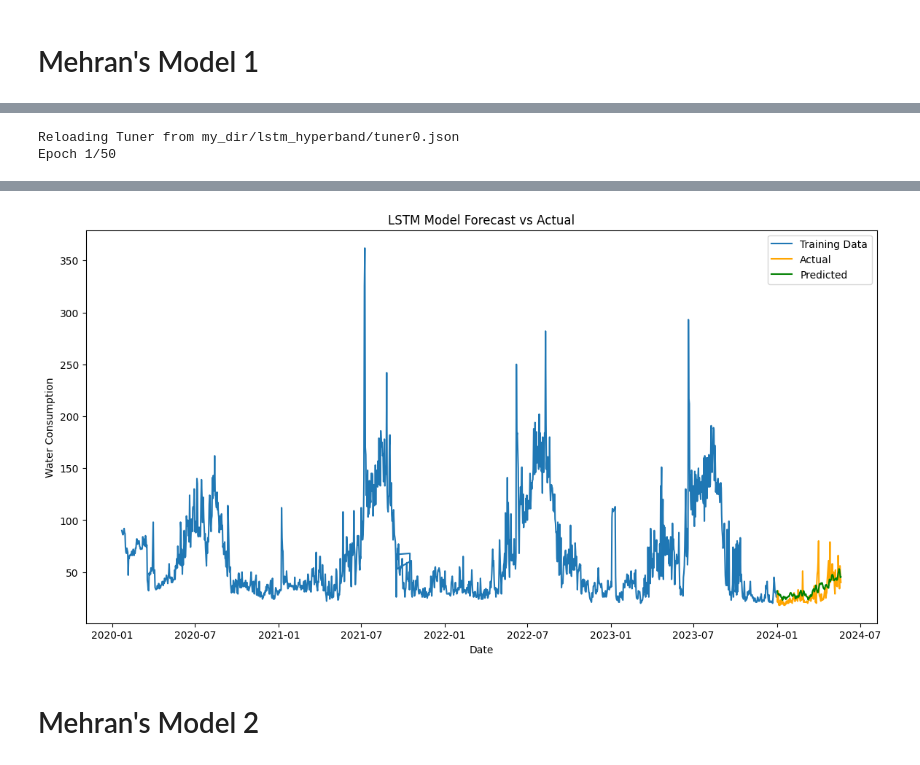
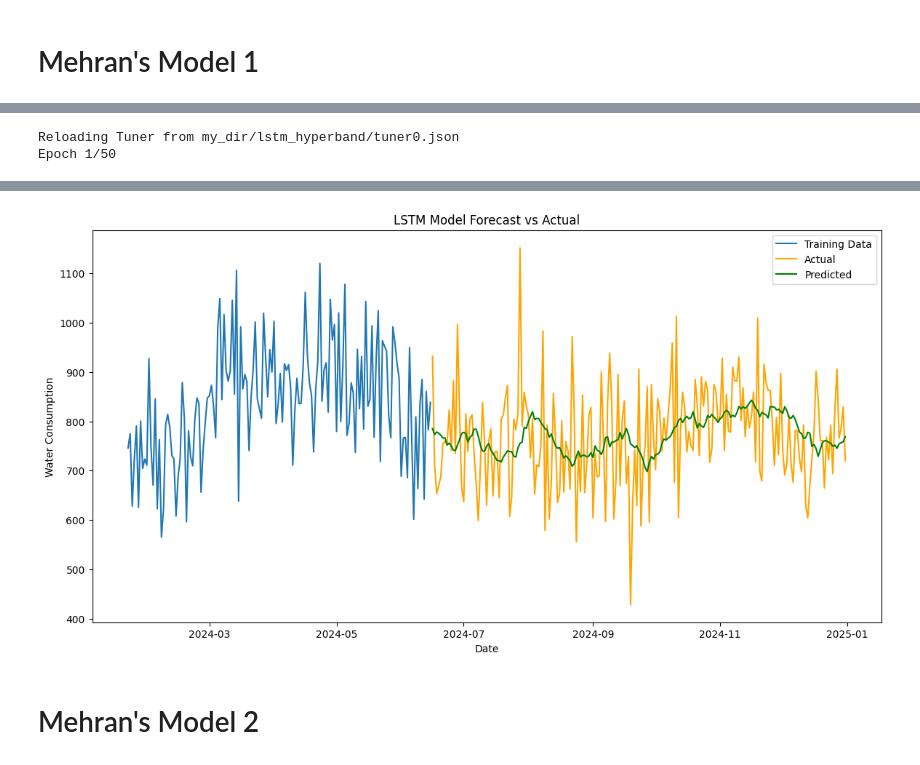
Before and after one commit to albinvar/hydrolink-plus, a Jupyter notebook: Water_Consumption_Forcasting.ipynb, the cells around one changed output, grey strips where cells are left out. Saved outputs shown, nothing was run; the diff lists cells and outputs as text; code cells hidden in the pictures.

```diff
--- a/Water_Consumption_Forcasting.ipynb
+++ b/Water_Consumption_Forcasting.ipynb
@@ -1157,10 +1158,10 @@ import matplotlib.pyplot as plt
 from kerastuner.tuners import Hyperband
 
 # Load data
-df = pd.read_csv('Data1.csv')
+df = pd.read_csv('Kerala_Household_Water_Consumption.csv')
 
 # Prepare data
-df['Date'] = pd.to_datetime(df['Date'], format='%m/%d/%Y')
+df['Date'] = pd.to_datetime(df['Date'], dayfirst=True)
 df.rename(columns={'Date': 'ds', 'Value': 'y'}, inplace=True)
 
 # Handle missing values
@@ -1217,7 +1218,7 @@ X, y = create_sequences(scaled_data, seq_length)
 dates = df['ds'].iloc[seq_length:].reset_index(drop=True)
 
 # Split data based on date
-split_date = pd.to_datetime('2024-01-01')
+split_date = pd.to_datetime('2024-06-16')
 
 train_indices = dates < split_date
 test_indices = dates >= split_date
@@ -1327,4 +1329,4 @@ Mean Absolute Percentage Error: 25.16%
-[figure, old version]
+[figure, new version]
 # %% [markdown]
 # Mehran's Model 2
 # %%
```
Also changed, not shown: parts of 5 cells of this notebook.
